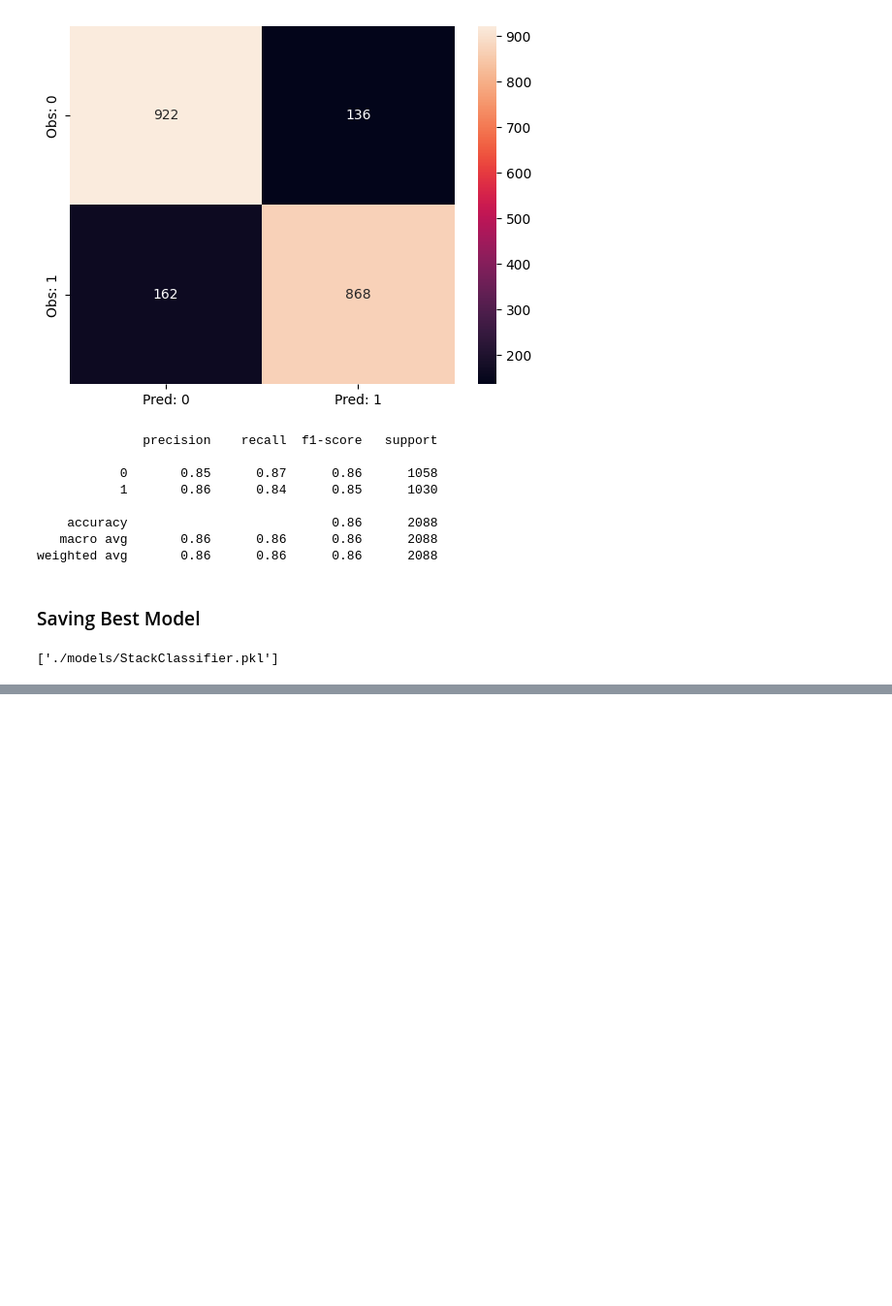
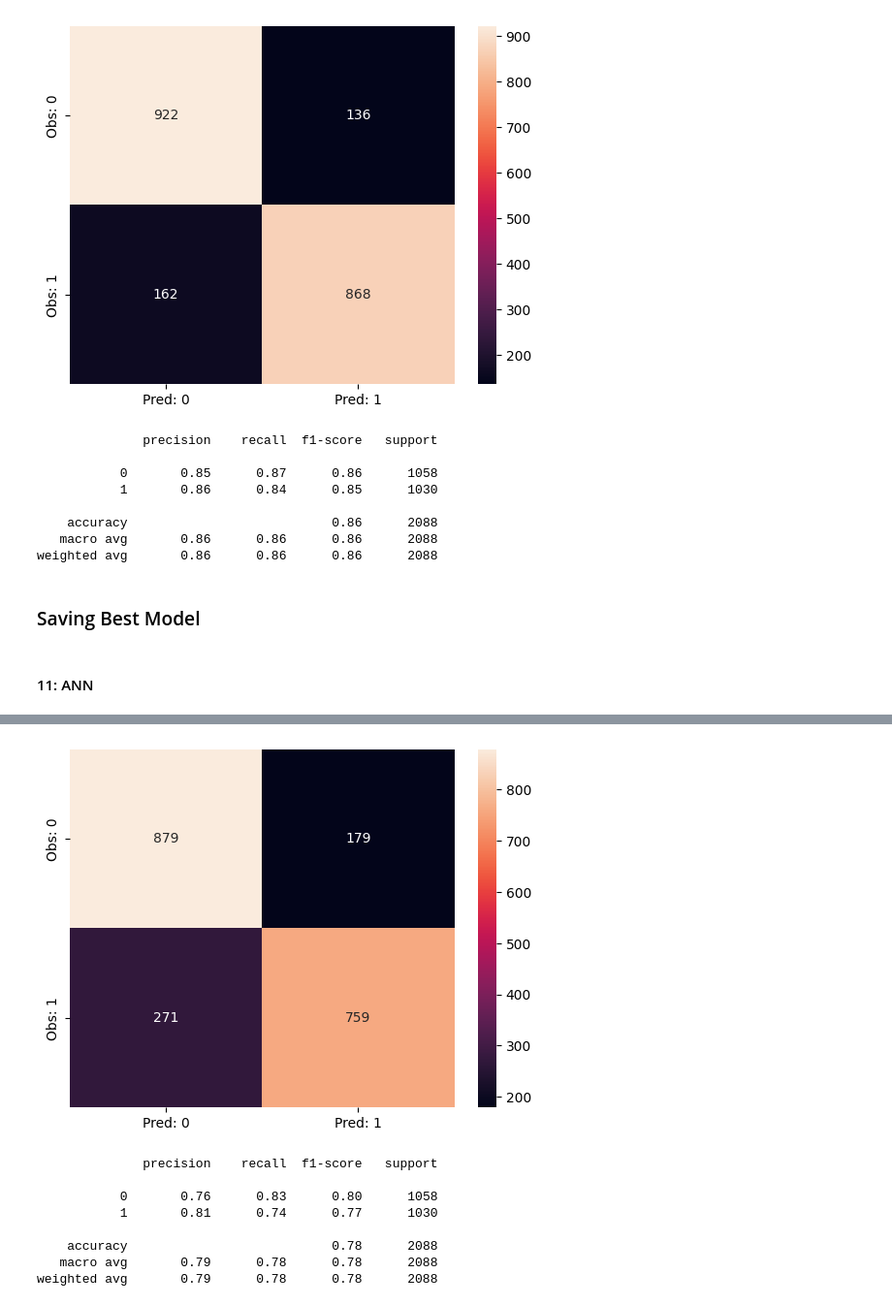
Before and after one commit to Dhruv-Chandra/Heart-Patients, a Jupyter notebook: Heart Patients.ipynb, the cells around one changed output, grey strips where cells are left out. Shown at 97% size. Saved outputs shown, nothing was run; the diff lists cells and outputs as text; code cells hidden in the pictures; blank space fills up the shorter version.

Commit message:
Added ANN Model.

```diff
--- a/Heart Patients.ipynb
+++ b/Heart Patients.ipynb
@@ -843,6 +845,51 @@ weighted avg       0.86      0.86      0.86      2088
 # %%
 save_model = mod_sc
 # %%
-joblib.dump(save_model, './models/StackClassifier.pkl')
+# joblib.dump(save_model, './models/StackClassifier.pkl')
-# %% [output]
-['./models/StackClassifier.pkl']
+# %% [markdown]
+#### 11: ANN
+# %%
+def dl_model(x, y, l):
+    model = keras.models.Sequential()
+
+    model.add(keras.layers.Dense(units = l+1, activation = 'relu'))
+    model.add(keras.layers.Dense(units = l+1, activation = 'relu'))
+    model.add(keras.layers.Dense(units = l+1, activation = 'relu'))
+
+    model.add(keras.layers.Dense(units = 1, activation = 'sigmoid'))
+
+    model.compile(optimizer='rmsprop', loss = 'binary_crossentropy', metrics= ['accuracy'])
+    model.fit(x, y, batch_size=32, epochs = 100)
+
+    return model
+# %%
+def dlTrainedModel(data):
+
+    layers = data.shape[1]
+
+    x, y = split_data(data)
+
+    x, y = smote(x, y)
+
+    x_train, x_val, y_train, y_val = train_test_split(x, y, test_size = 0.3, random_state = 123)
+
+    print(Counter(y_train))
+
+    x_train = sc.fit_transform(x_train)
+    x_val = sc.transform(x_val)
+
+    model = dl_model(x_train, y_train, layers)
+
+    y_pred = model.predict(x_val)
+    y_pred = (y_pred > 0.5)
+
+    cm = confusion_matrix(y_val, y_pred)
+    cm_df = pd.DataFrame(cm, columns=['Pred: 0', 'Pred: 1'], index = ['Obs: 0', 'Obs: 1'])
+
+    sns.heatmap(cm_df, annot=True, fmt='d')
+    plt.show()
+
+    print(classification_report(y_val, y_pred))
+# %%
+dlTrainedModel(en_data)
+# %% [output]
@@ -848,0 +898,9 @@ joblib.dump(save_model, './models/StackClassifier.pkl')
+[figure, added]
+              precision    recall  f1-score   support
+
+           0       0.76      0.83      0.80      1058
+           1       0.81      0.74      0.77      1030
+
+    accuracy                           0.78      2088
+   macro avg       0.79      0.78      0.78      2088
+weighted avg       0.79      0.78      0.78      2088
```
Also changed, not shown: parts of 16 cells of this notebook.
